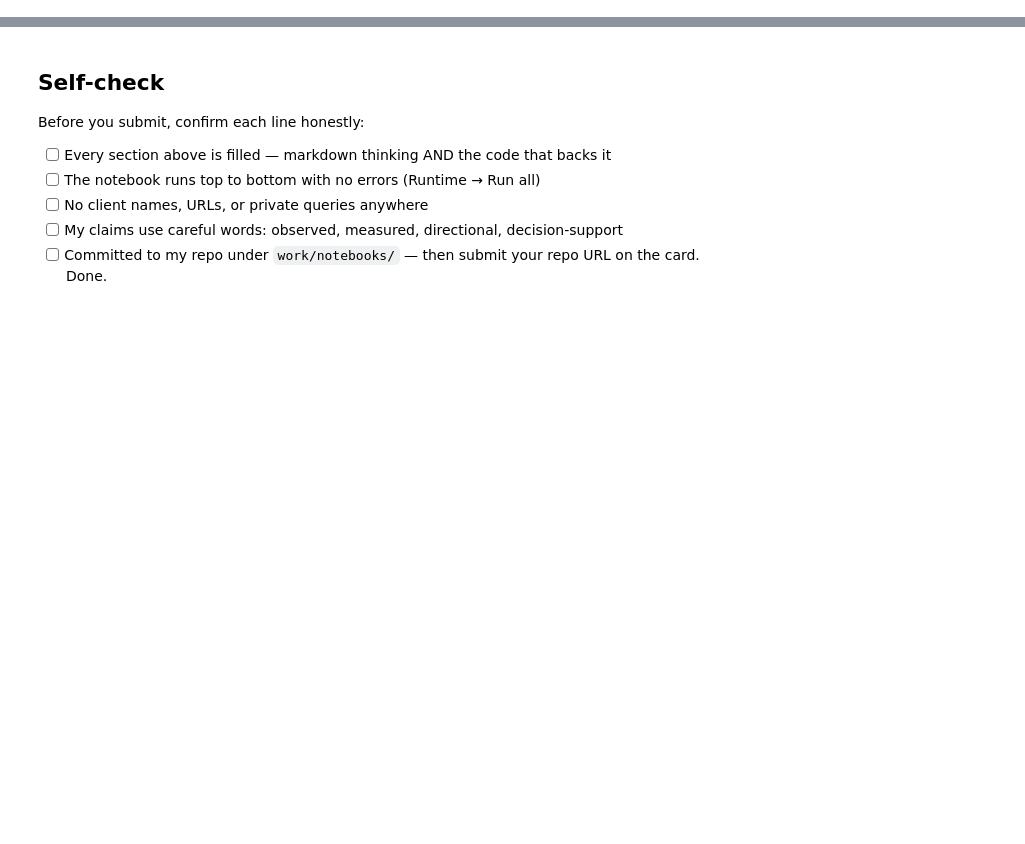
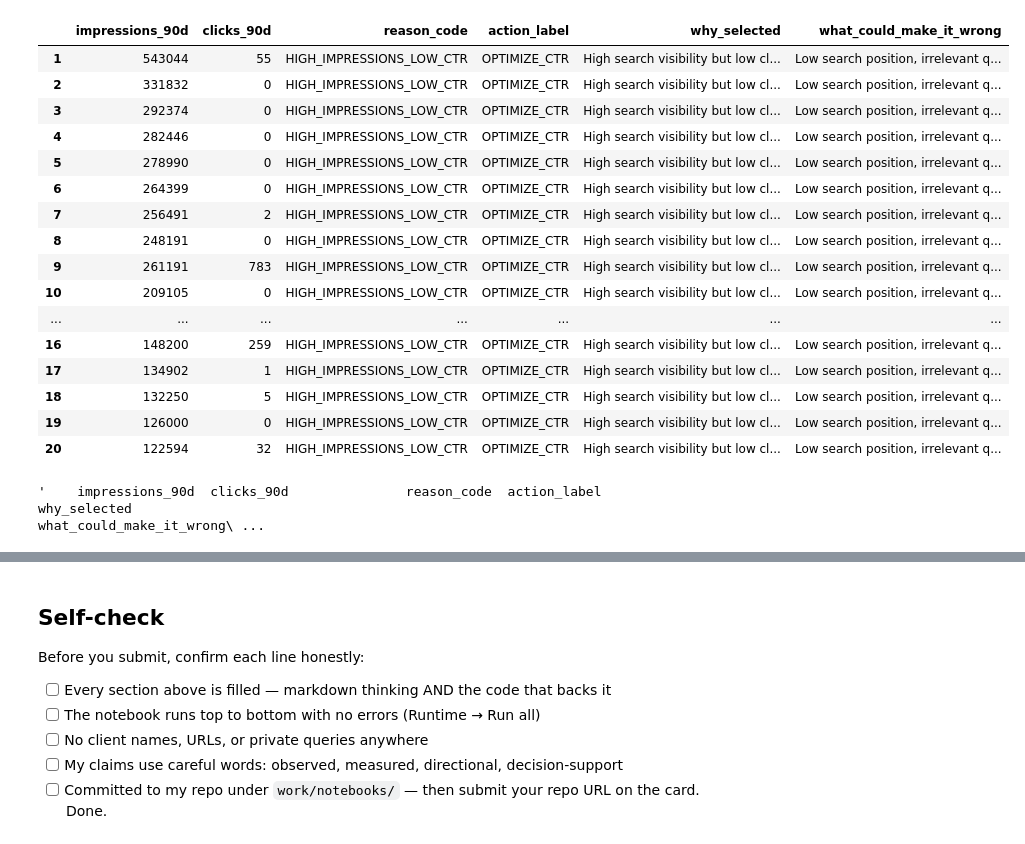
Before and after one commit to barak-hub/flyrank-ml-internship, a Jupyter notebook: work/notebooks/w04_baseline_score.ipynb, the cells around one changed output, grey strips where cells are left out. Drawn from its saved outputs; the diff is of its cells as text; code cells hidden in the pictures; blank space fills up the shorter version.

```diff
--- a/work/notebooks/w04_baseline_score.ipynb
+++ b/work/notebooks/w04_baseline_score.ipynb
@@ -12,0 +313,54 @@ This skeleton is yours to fill. Work the sections **in order** — each one has
+# %%
+review = top20[
+    ["impressions_90d", "clicks_90d", "reason_code", "action_label"]
+].copy()
+
+review["why_selected"] = (
+    "High search visibility but low click-through rate"
+)
+
+review["what_could_make_it_wrong"] = (
+    "Low search position, irrelevant queries, or search intent "
+    "may explain the low CTR"
+)
+
+review.index = range(1, 21)
+
+display(review)
+# %% [output]
+|  | impressions_90d | clicks_90d | reason_code | action_label | why_selected | what_could_make_it_wrong |
+| 1 | 543044 | 55 | HIGH_IMPRESSIONS_LOW_CTR | OPTIMIZE_CTR | High search visibility but low cl... | Low search position, irrelevant q... |
+| 2 | 331832 | 0 | HIGH_IMPRESSIONS_LOW_CTR | OPTIMIZE_CTR | High search visibility but low cl... | Low search position, irrelevant q... |
+| 3 | 292374 | 0 | HIGH_IMPRESSIONS_LOW_CTR | OPTIMIZE_CTR | High search visibility but low cl... | Low search position, irrelevant q... |
+| 4 | 282446 | 0 | HIGH_IMPRESSIONS_LOW_CTR | OPTIMIZE_CTR | High search visibility but low cl... | Low search position, irrelevant q... |
+| 5 | 278990 | 0 | HIGH_IMPRESSIONS_LOW_CTR | OPTIMIZE_CTR | High search visibility but low cl... | Low search position, irrelevant q... |
+| 6 | 264399 | 0 | HIGH_IMPRESSIONS_LOW_CTR | OPTIMIZE_CTR | High search visibility but low cl... | Low search position, irrelevant q... |
+| 7 | 256491 | 2 | HIGH_IMPRESSIONS_LOW_CTR | OPTIMIZE_CTR | High search visibility but low cl... | Low search position, irrelevant q... |
+| 8 | 248191 | 0 | HIGH_IMPRESSIONS_LOW_CTR | OPTIMIZE_CTR | High search visibility but low cl... | Low search position, irrelevant q... |
+| 9 | 261191 | 783 | HIGH_IMPRESSIONS_LOW_CTR | OPTIMIZE_CTR | High search visibility but low cl... | Low search position, irrelevant q... |
+| 10 | 209105 | 0 | HIGH_IMPRESSIONS_LOW_CTR | OPTIMIZE_CTR | High search visibility but low cl... | Low search position, irrelevant q... |
+| ... | ... | ... | ... | ... | ... | ... |
+| 16 | 148200 | 259 | HIGH_IMPRESSIONS_LOW_CTR | OPTIMIZE_CTR | High search visibility but low cl... | Low search position, irrelevant q... |
+| 17 | 134902 | 1 | HIGH_IMPRESSIONS_LOW_CTR | OPTIMIZE_CTR | High search visibility but low cl... | Low search position, irrelevant q... |
+| 18 | 132250 | 5 | HIGH_IMPRESSIONS_LOW_CTR | OPTIMIZE_CTR | High search visibility but low cl... | Low search position, irrelevant q... |
+| 19 | 126000 | 0 | HIGH_IMPRESSIONS_LOW_CTR | OPTIMIZE_CTR | High search visibility but low cl... | Low search position, irrelevant q... |
+| 20 | 122594 | 32 | HIGH_IMPRESSIONS_LOW_CTR | OPTIMIZE_CTR | High search visibility but low cl... | Low search position, irrelevant q... |
+# %%
+review["what_could_make_it_wrong"] = review.apply(
+    lambda row:
+    "Zero clicks may reflect poor ranking or irrelevant searches"
+    if row["clicks_90d"] == 0
+    else "Some clicks exist; check ranking position and search intent before changing the page",
+    axis=1
+)
+
+review["why_selected"] = review.apply(
+    lambda row:
+    f"{int(row['impressions_90d']):,} impressions but only "
+    f"{int(row['clicks_90d']):,} clicks",
+    axis=1
+)
+
+display(review.to_string())
+# %% [output]
+'    impressions_90d  clicks_90d               reason_code  action_label                             why_selected                                                              what_could_make_it_wrong\ ...
```
Also changed, not shown: parts of 26 cells of this notebook.
